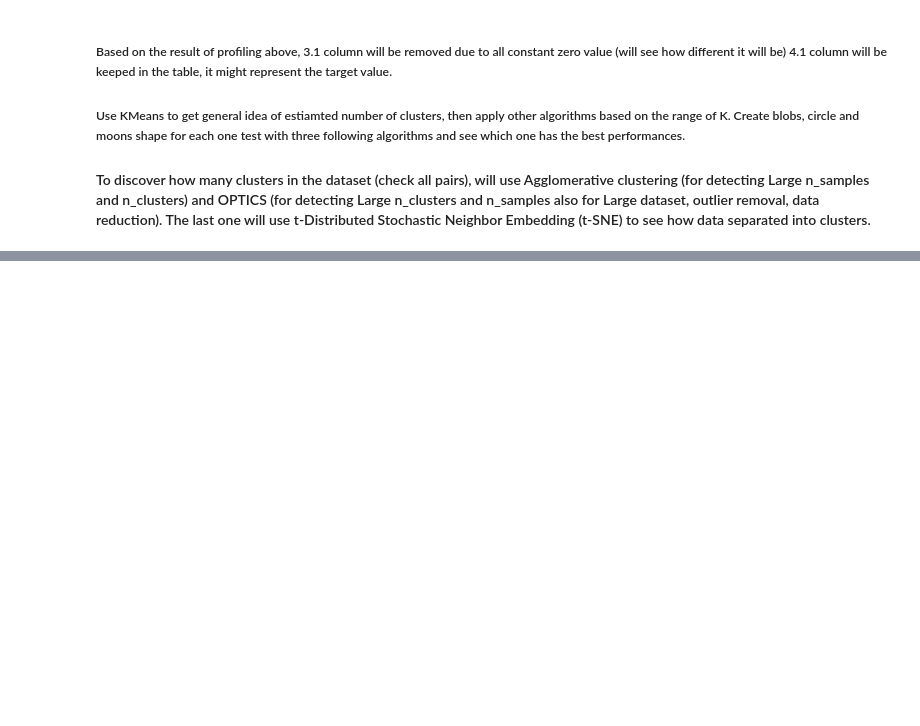
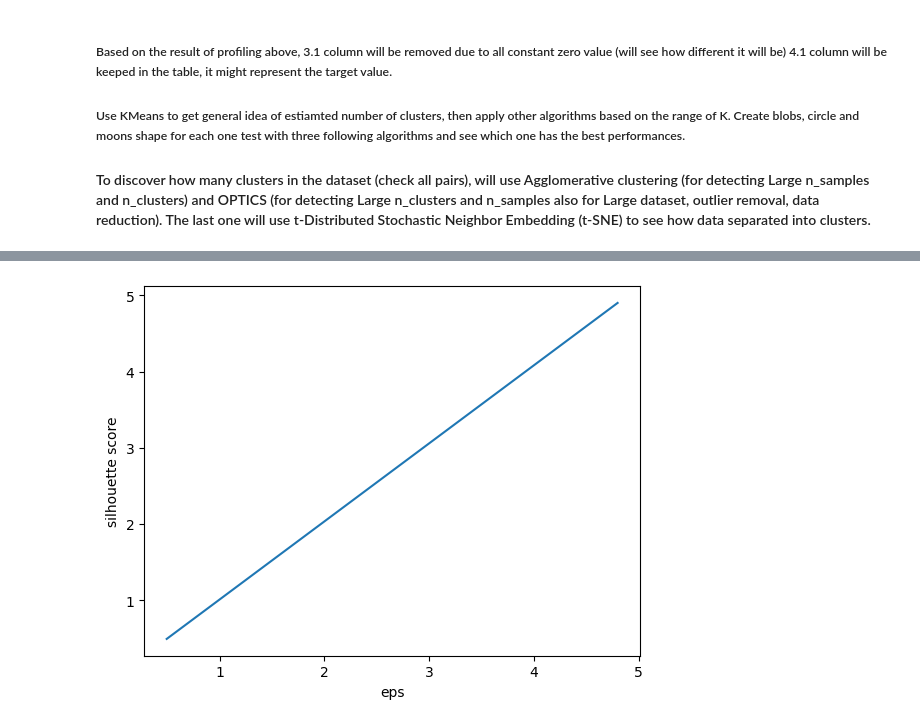
Before and after one commit to serenasun999/dash624, a Jupyter notebook: 624_A4_BoruSun.ipynb, the cells around one changed output, grey strips where cells are left out. Saved outputs shown, nothing was run; the diff lists cells and outputs as text; code cells hidden in the pictures; blank space fills up the shorter version.

```diff
--- a/624_A4_BoruSun.ipynb
+++ b/624_A4_BoruSun.ipynb
@@ -125,0 +173,36 @@ KeyError: '1'
+# %%
+# inertia = []
+
+# for i in range(1,10):
+#     clusters = DBSCAN(
+#     # eps= 0.5, # Max distance between two points to assign to same cluster
+#     eps= i, # Max distance between two points to assign to same cluster
+#     # eps= 2, # Max distance between two points to assign to same cluster
+#     ).fit(
+#         a4_data_df
+#     )
+#     print(clusters)
+#     # inertia.append(clusters.inertia_)
+
+eps_values = np.arange(0.1, 5.1, 0.1)
+
+scores = []
+
+for eps in eps_values:
+    dbscan = DBSCAN(eps=eps,min_samples=2)
+    labels = dbscan.fit_predict(a4_data_df)
+    has_negative = False
+    for x in labels:
+        if x < 0:
+            has_negative = True
+            break
+    if has_negative == False:
+        score = silhouette_score(a4_data_df, labels)
+        scores.append([eps,score])
+
+plt.plot(scores[0], scores[1])
+plt.xlabel('eps')
+plt.ylabel('silhouette score')
+plt.show()
+# %% [output]
+[figure, added]
```
Also changed, not shown: parts of 10 cells of this notebook, 2 other files.
